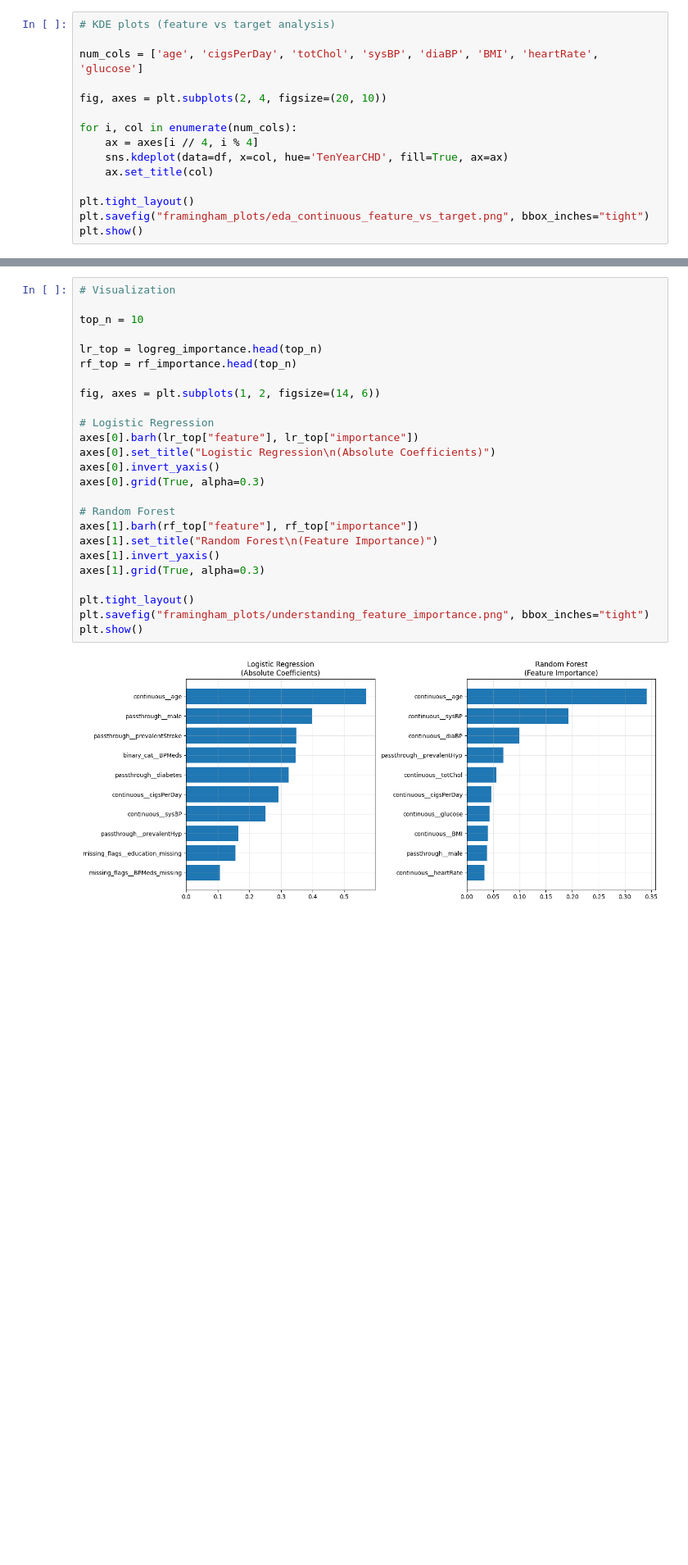
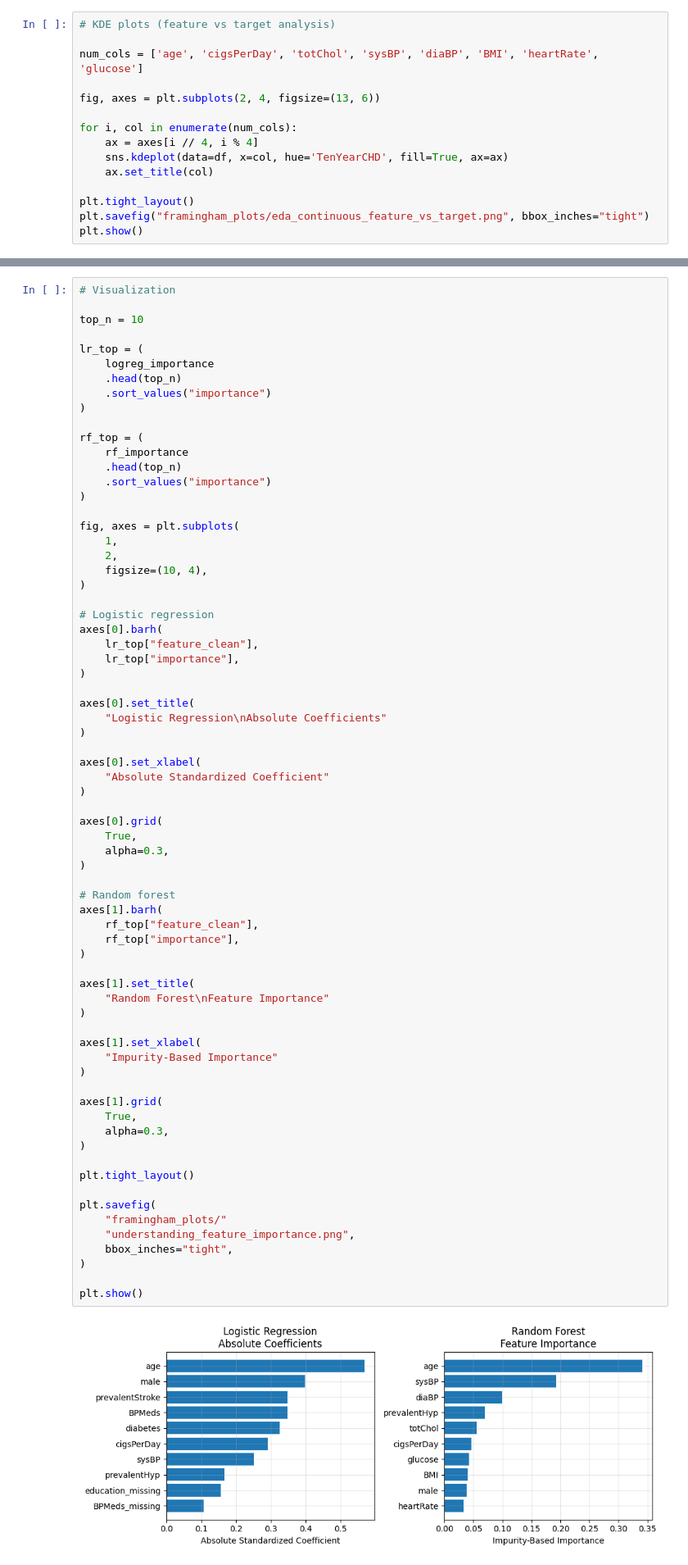
Before and after one commit to akimdavidov671/chd-prediction-dashboard, a Jupyter notebook: notebooks/framingham.ipynb, the cells around one changed output, grey strips where cells are left out. Shown at 82% size. Drawn from its saved outputs; the diff is of its cells as text; blank space fills up the shorter version.

```diff
--- a/notebooks/framingham.ipynb
+++ b/notebooks/framingham.ipynb
@@ -156,7 +156,7 @@ These differences in scale and distribution suggest that preprocessing steps suc
 
 num_cols = ['age', 'cigsPerDay', 'totChol', 'sysBP', 'diaBP', 'BMI', 'heartRate', 'glucose']
 
-fig, axes = plt.subplots(2, 4, figsize=(20, 10))
+fig, axes = plt.subplots(2, 4, figsize=(13, 6))
 
 for i, col in enumerate(num_cols):
     ax = axes[i // 4, i % 4]
@@ -2409,28 +3415,73 @@ rf_importance.head(15)
 # %%
 # Visualization
 
 top_n = 10
 
-lr_top = logreg_importance.head(top_n)
-rf_top = rf_importance.head(top_n)
+lr_top = (
+    logreg_importance
+    .head(top_n)
+    .sort_values("importance")
+)
 
-fig, axes = plt.subplots(1, 2, figsize=(14, 6))
+rf_top = (
+    rf_importance
+    .head(top_n)
+    .sort_values("importance")
+)
 
-# Logistic Regression
-axes[0].barh(lr_top["feature"], lr_top["importance"])
-axes[0].set_title("Logistic Regression\n(Absolute Coefficients)")
-axes[0].invert_yaxis()
-axes[0].grid(True, alpha=0.3)
+fig, axes = plt.subplots(
+    1,
+    2,
+    figsize=(10, 4),
+)
 
-# Random Forest
-axes[1].barh(rf_top["feature"], rf_top["importance"])
-axes[1].set_title("Random Forest\n(Feature Importance)")
-axes[1].invert_yaxis()
-axes[1].grid(True, alpha=0.3)
+# Logistic regression
+axes[0].barh(
+    lr_top["feature_clean"],
+    lr_top["importance"],
+)
+
+axes[0].set_title(
+    "Logistic Regression\nAbsolute Coefficients"
+)
+
+axes[0].set_xlabel(
+    "Absolute Standardized Coefficient"
+)
+
+axes[0].grid(
+    True,
+    alpha=0.3,
+)
+
+# Random forest
+axes[1].barh(
+    rf_top["feature_clean"],
+    rf_top["importance"],
+)
+
+axes[1].set_title(
+    "Random Forest\nFeature Importance"
+)
+
+axes[1].set_xlabel(
+    "Impurity-Based Importance"
+)
+
+axes[1].grid(
+    True,
+    alpha=0.3,
+)
 
 plt.tight_layout()
-plt.savefig("framingham_plots/understanding_feature_importance.png", bbox_inches="tight")
+
+plt.savefig(
+    "framingham_plots/"
+    "understanding_feature_importance.png",
+    bbox_inches="tight",
+)
+
 plt.show()
 # %% [output]
-[figure, old version]
+[figure, new version]
 # %%
```
Also changed, not shown: parts of 49 cells of this notebook, 1 other file.
